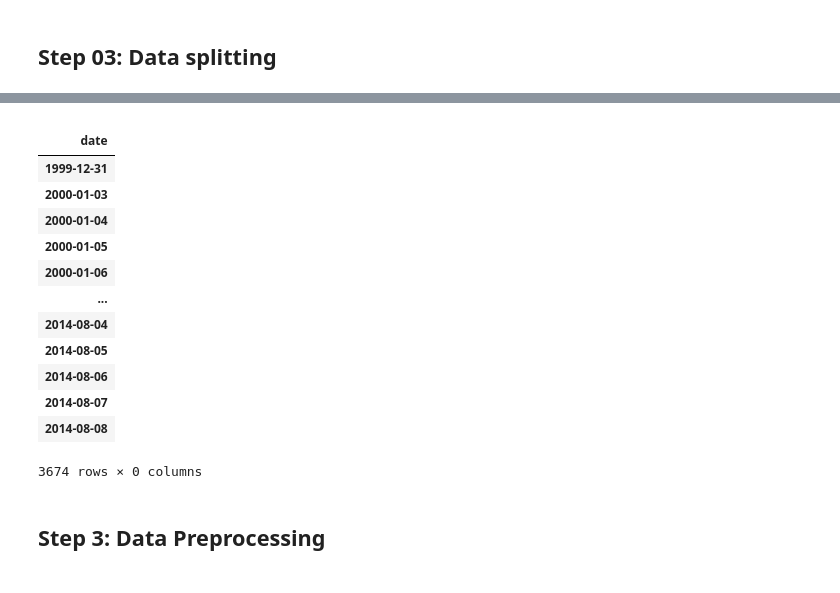
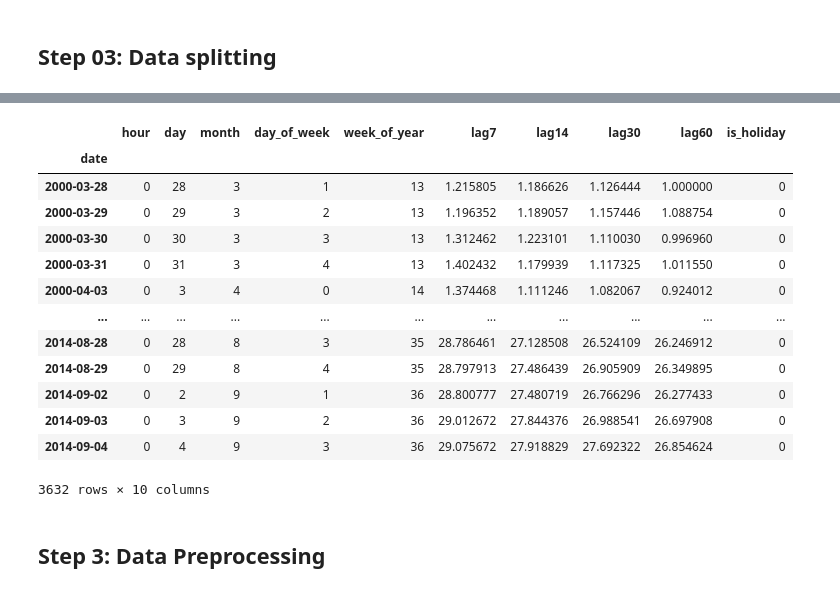
Before and after one commit to possakorn/UoA_DL_2023_3_PK, a Jupyter notebook: assignment03/Assignment03_v0.0.2.ipynb, the cells around one changed output, grey strips where cells are left out. Cells and saved outputs as stored; diff of their text form; code cells hidden in the pictures.

```diff
--- a/assignment03/Assignment03_v0.0.2.ipynb
+++ b/assignment03/Assignment03_v0.0.2.ipynb
@@ -231,7 +303,7 @@ def split_data(df, target_col):
 
 # print(f"Training size: {len(train_data)} period {train_data.index[0]} to {train_data.index[len(train_data)-1]} \nValidation size: {len(valid_data)} period {valid_data.index[0]} to {valid_data.index[len(valid_data)-1]}\ntest_data size: {len(test_data)} period {test_data.index[0]} to {test_data.index[len(test_data)-1]}")
 
-X_train, y_train, X_val, y_val, X_test, y_test = split_data(df, 'value')
+X_train, y_train, X_val, y_val, X_test, y_test = split_data(df_feature, 'value')
 
 X_train
 # %% [output]
@@ -241,17 +313,17 @@ test_data size: 526 period 2018-10-10 00:00:00 to 2020-11-10 00:00:00
-|  |
-| date |
-| 1999-12-31 |
-| 2000-01-03 |
-| 2000-01-04 |
-| 2000-01-05 |
-| 2000-01-06 |
-| ... |
-| 2014-08-04 |
-| 2014-08-05 |
-| 2014-08-06 |
-| 2014-08-07 |
-| 2014-08-08 |
+|  | hour | day | month | day_of_week | week_of_year | lag7 | lag14 | lag30 | lag60 | is_holiday |
+| date |  |  |  |  |  |  |  |  |  |  |
+| 2000-03-28 | 0 | 28 | 3 | 1 | 13 | 1.215805 | 1.186626 | 1.126444 | 1.000000 | 0 |
+| 2000-03-29 | 0 | 29 | 3 | 2 | 13 | 1.196352 | 1.189057 | 1.157446 | 1.088754 | 0 |
+| 2000-03-30 | 0 | 30 | 3 | 3 | 13 | 1.312462 | 1.223101 | 1.110030 | 0.996960 | 0 |
+| 2000-03-31 | 0 | 31 | 3 | 4 | 13 | 1.402432 | 1.179939 | 1.117325 | 1.011550 | 0 |
+| 2000-04-03 | 0 | 3 | 4 | 0 | 14 | 1.374468 | 1.111246 | 1.082067 | 0.924012 | 0 |
+| ... | ... | ... | ... | ... | ... | ... | ... | ... | ... | ... |
+| 2014-08-28 | 0 | 28 | 8 | 3 | 35 | 28.786461 | 27.128508 | 26.524109 | 26.246912 | 0 |
+| 2014-08-29 | 0 | 29 | 8 | 4 | 35 | 28.797913 | 27.486439 | 26.905909 | 26.349895 | 0 |
+| 2014-09-02 | 0 | 2 | 9 | 1 | 36 | 28.800777 | 27.480719 | 26.766296 | 26.277433 | 0 |
+| 2014-09-03 | 0 | 3 | 9 | 2 | 36 | 29.012672 | 27.844376 | 26.988541 | 26.697908 | 0 |
+| 2014-09-04 | 0 | 4 | 9 | 3 | 36 | 29.075672 | 27.918829 | 27.692322 | 26.854624 | 0 |
-3674 rows × 0 columns
+3632 rows × 10 columns
 # %% [markdown]
 ## Step 3: Data Preprocessing
 # %%
```
Also changed, not shown: parts of 21 cells of this notebook, 1 other file.
